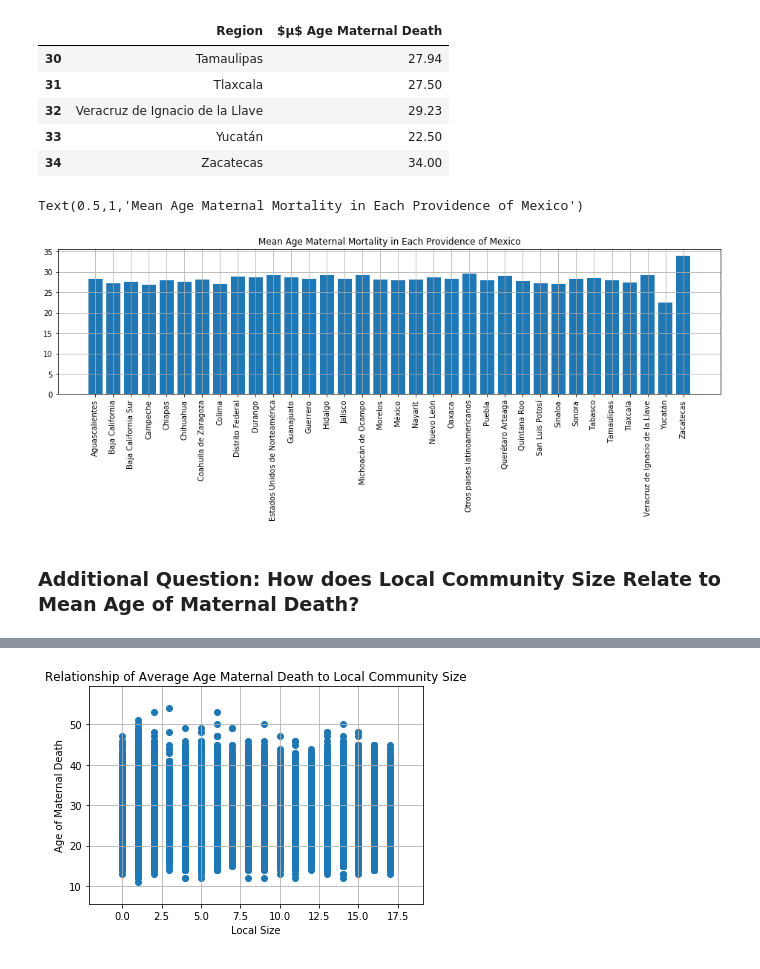
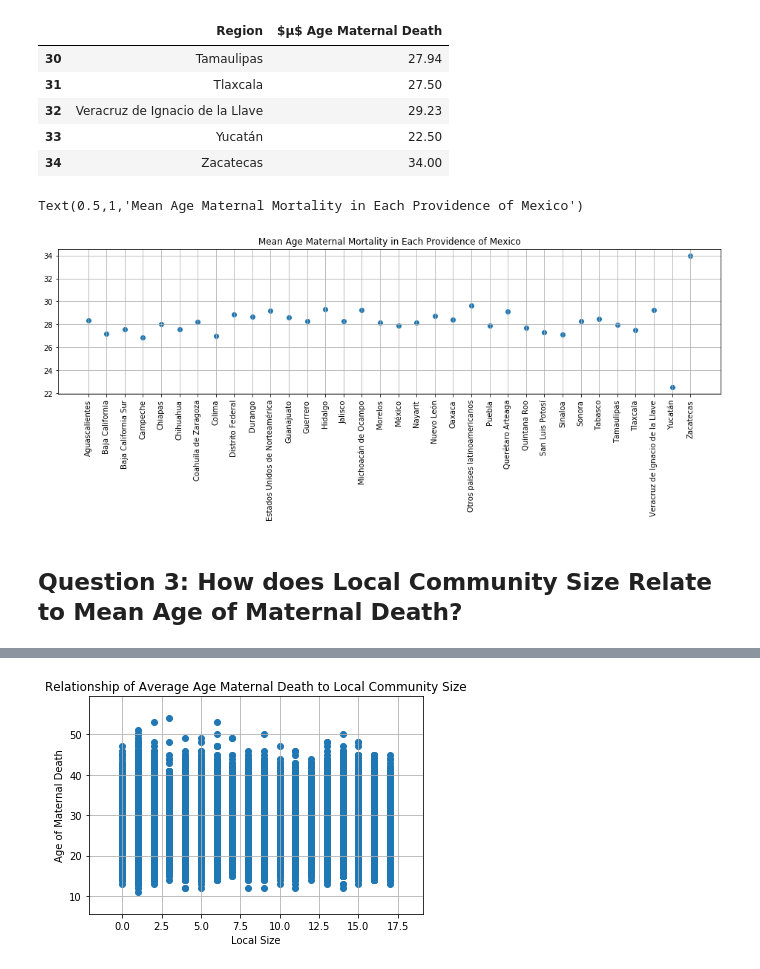
Before and after one commit to EmSchoof/AdolescentMaternalMortality, a Jupyter notebook: maternal_mortality_data_average_age_maternal_death.ipynb, the cells around one changed output, grey strips where cells are left out. Saved outputs shown, nothing was run; the diff lists cells and outputs as text; code cells hidden in the pictures.

```diff
--- a/maternal_mortality_data_average_age_maternal_death.ipynb
+++ b/maternal_mortality_data_average_age_maternal_death.ipynb
@@ -453,15 +459,15 @@ res_dataset.tail()
 # %%
 # Create a bar graph to show mean age maternal death by region
 fig, ax = plt.subplots(figsize=(16, 4))
 plt.xticks(rotation='vertical')
 plt.grid(True)
 fig.subplots_adjust(bottom=0.2)
-plt.bar(res_dataset['Region'], res_dataset['$μ$ Age Maternal Death'])
+plt.scatter(res_dataset['Region'], res_dataset['$μ$ Age Maternal Death'])
 
 # Label axis
 pl.title('Mean Age Maternal Mortality in Each Providence of Mexico')
 # %% [output]
 Text(0.5,1,'Mean Age Maternal Mortality in Each Providence of Mexico')
-[figure, old version]
+[figure, new version]
 # %% [markdown]
-### Additional Question: How does Local Community Size Relate to Mean Age of Maternal Death?
+## Question 3: How does Local Community Size Relate to Mean Age of Maternal Death?
```
Also changed, not shown: parts of 14 cells of this notebook, 1 other file.
